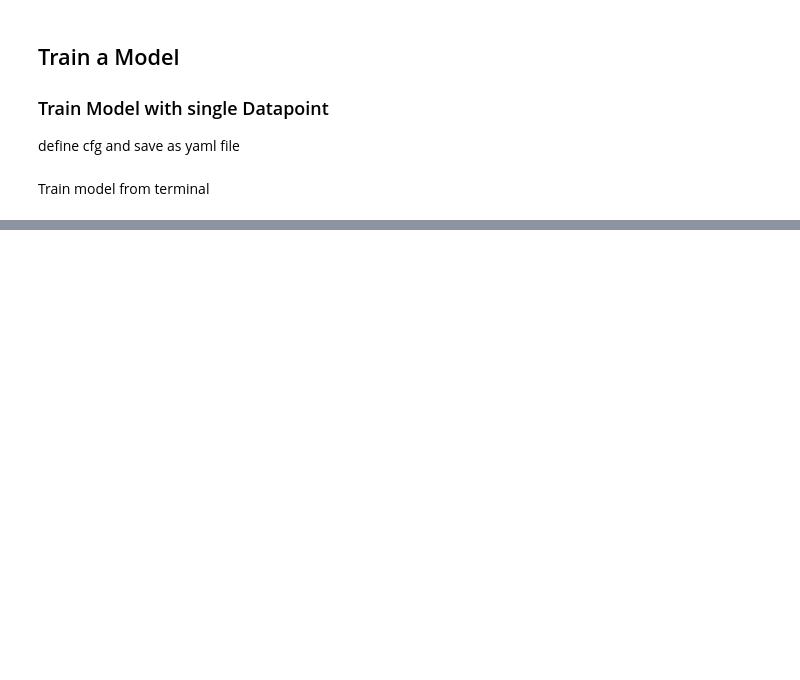
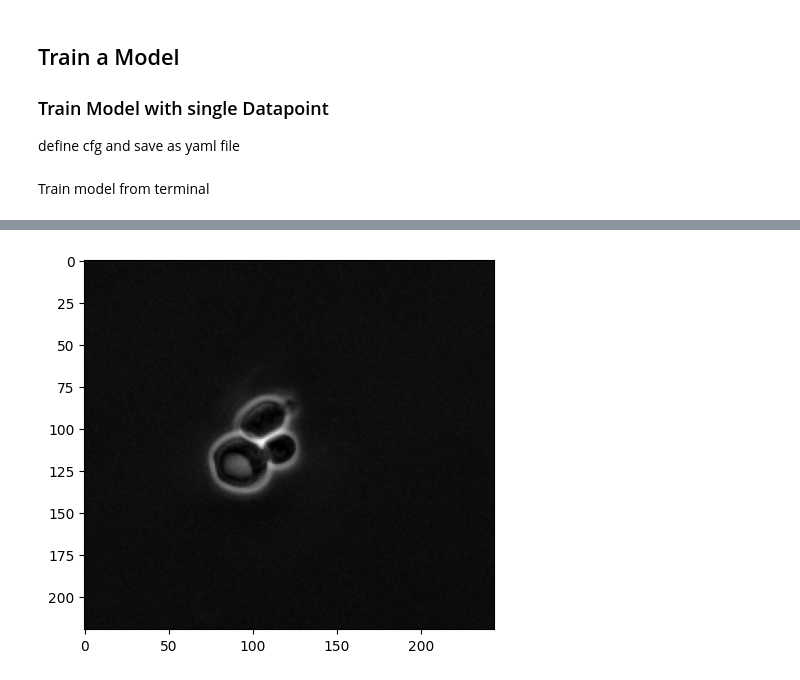
Before and after one commit to SchmollerLab/activeInstanceSegment, a Jupyter notebook: degugging_pipeline.ipynb, the cells around one changed output, grey strips where cells are left out. Cells and saved outputs as stored; diff of their text form; code cells hidden in the pictures; blank space fills up the shorter version.

```diff
--- a/degugging_pipeline.ipynb
+++ b/degugging_pipeline.ipynb
@@ -226,0 +312,4 @@ outputs
+# %%
+show_image(im)
+# %% [output]
+[figure, added]
```
Also changed, not shown: parts of 14 cells of this notebook, 1 other file.
